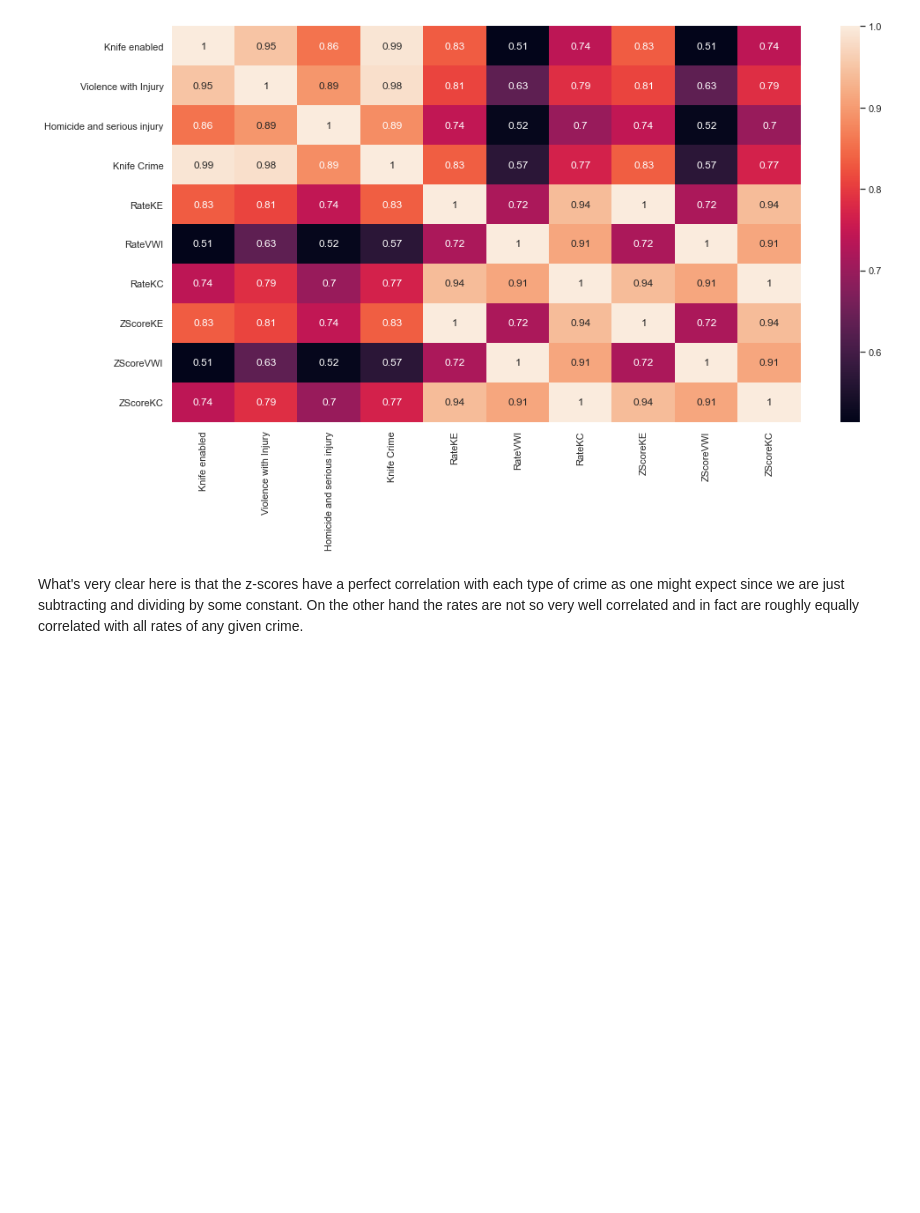
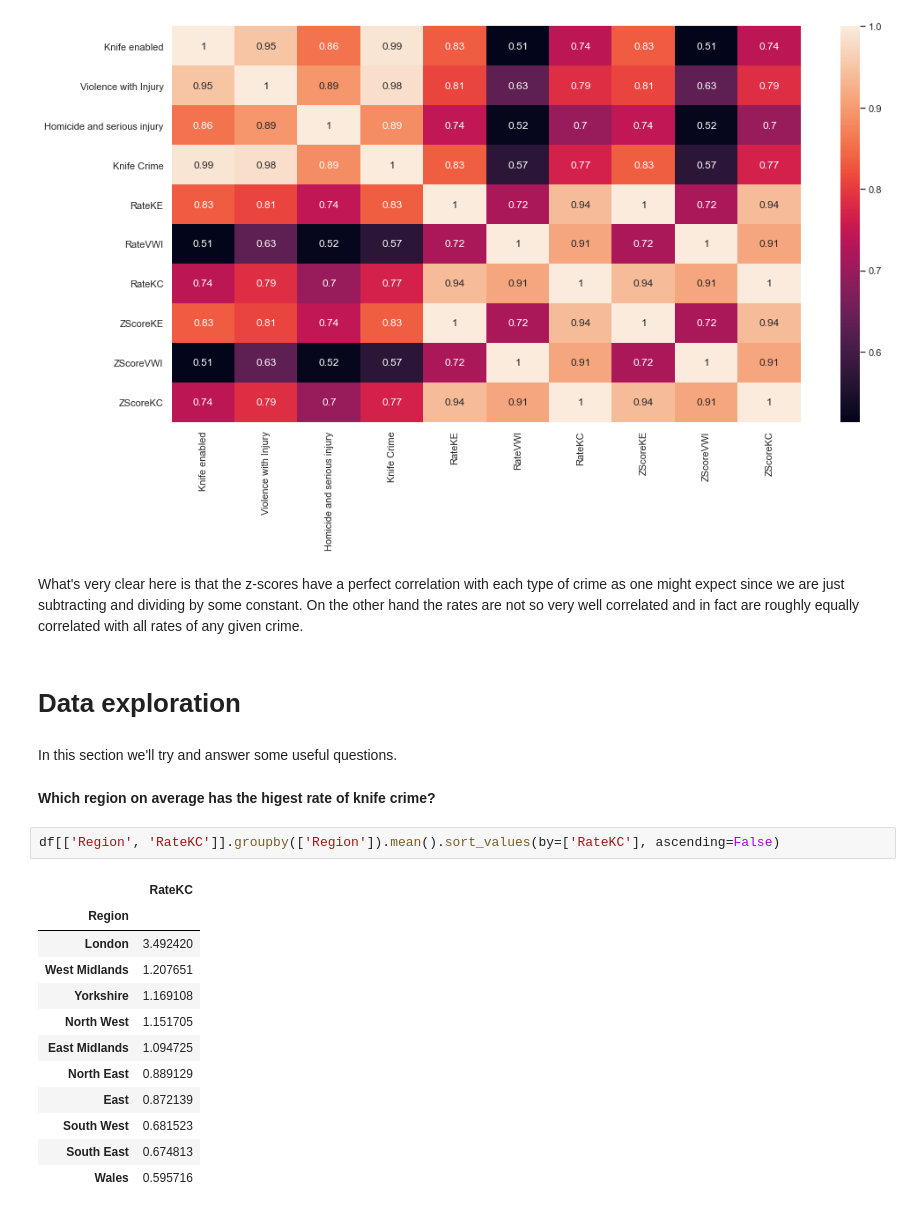
Before and after one commit to Hekkta/Knife-crime-EDA, a Jupyter notebook: Knife crime EDA.ipynb, the cells around one changed output. Drawn from its saved outputs; the diff is of its cells as text; blank space fills up the shorter version.

```diff
--- a/Knife crime EDA.ipynb
+++ b/Knife crime EDA.ipynb
@@ -165,3 +165,24 @@ ax = sns.heatmap(corrMatrix, annot=True)
 [figure]
 # %% [markdown]
 What's very clear here is that the z-scores have a perfect correlation with each type of crime as one might expect since we are just subtracting and dividing by some constant. On the other hand the rates are not so very well correlated and in fact are roughly equally correlated with all rates of any given crime.
+# %% [markdown]
+# Data exploration
+# %% [markdown]
+In this section we'll try and answer some useful questions.
+# %% [markdown]
+**Which region on average has the higest rate of knife crime?**
+# %%
+df[['Region', 'RateKC']].groupby(['Region']).mean().sort_values(by=['RateKC'], ascending=False)
+# %% [output]
+|  | RateKC |
+| Region |  |
+| London | 3.492420 |
+| West Midlands | 1.207651 |
+| Yorkshire | 1.169108 |
+| North West | 1.151705 |
+| East Midlands | 1.094725 |
+| North East | 0.889129 |
+| East | 0.872139 |
+| South West | 0.681523 |
+| South East | 0.674813 |
+| Wales | 0.595716 |
```
Also changed, not shown: parts of 9 cells of this notebook.
